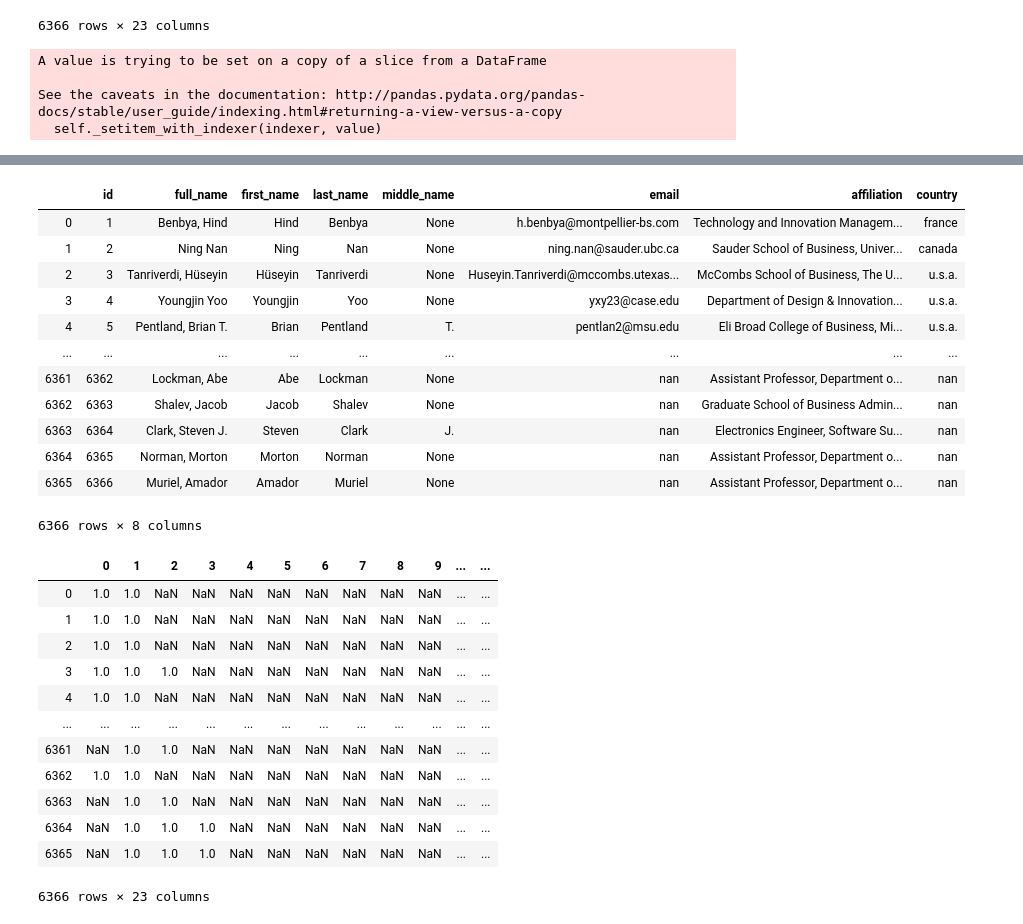
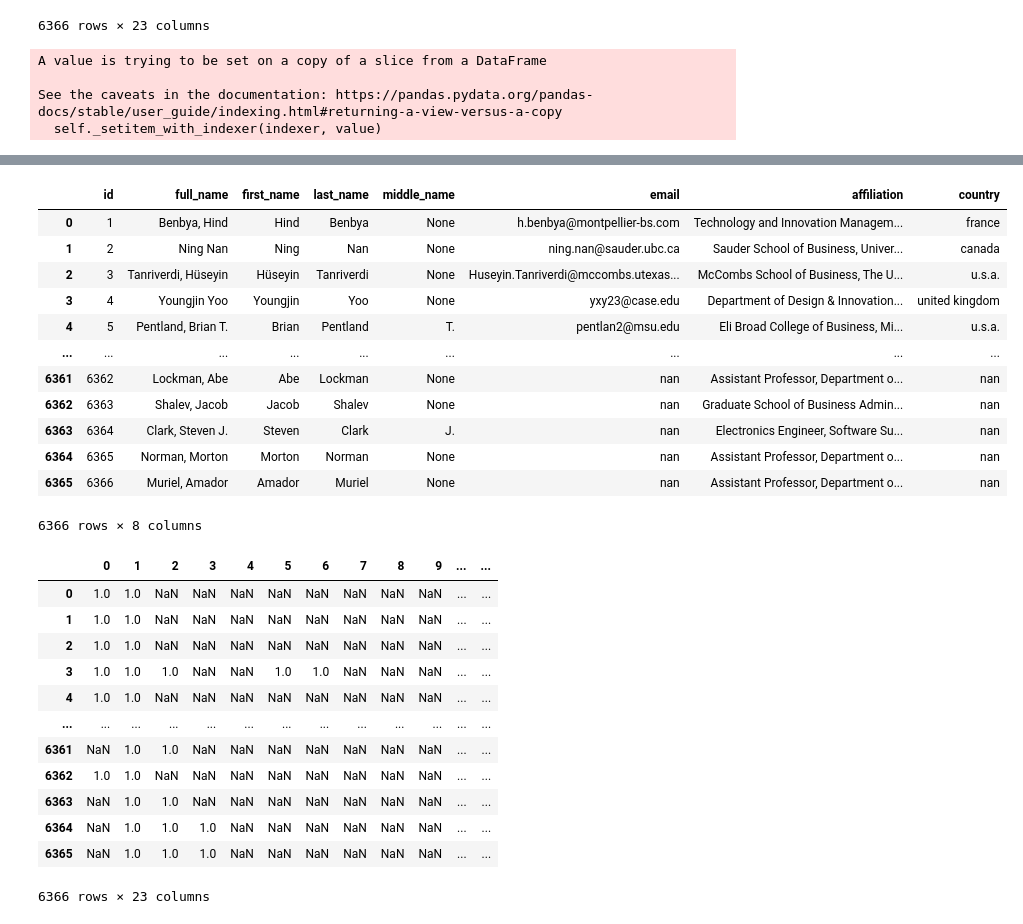
Before and after one commit to harrywang/pub-analyzer, a Jupyter notebook: pre-processing/affiliation-parsing.ipynb, the cells around one changed output, grey strips where cells are left out. Drawn from its saved outputs; the diff is of its cells as text; code cells hidden in the pictures.

```diff
--- a/sample-eda.ipynb
+++ b/pre-processing/affiliation-parsing.ipynb
@@ -5,7 +13,7 @@ import keywords
 import timeit
 # %%
 # connect and return pandas dataframe
-conn = sqlite3.connect("data/pub_raw.db")
+conn = sqlite3.connect("../data/pub_raw.db")
 #authors = pd.read_sql_query("select * from author order by random() limit 20;", conn)
 authors = pd.read_sql_query("select * from author;", conn)
 authors
@@ -61,11 +69,12 @@ affiliation_feature
 | 6364 | NaN | NaN | NaN | NaN | NaN | NaN | NaN | NaN | NaN | NaN | ... | ... |
 | 6365 | NaN | NaN | NaN | NaN | NaN | NaN | NaN | NaN | NaN | NaN | ... | ... |
 6366 rows × 23 columns
+# %%
+# read institute list and country list
+institutes = ['school', 'university', 'department','college','management','systems','center','institute']
+
+countries = ['u.s.a.', 'united kingdom','canada', 'france','netherlands','norway','switzerland','sweden','china','india','singapore','south korea','australia','spain','hong kong','taiwan']
 # %%
-# read institute list and country list
-institutes = keywords.INSTITUTES
-countries = keywords.COUNTRIES
-
 authors['country'] = 'nan'
 
 # In order to test time complexity.
@@ -84,5 +93,5 @@ authors
 # %% [output]
 A value is trying to be set on a copy of a slice from a DataFrame
 
-See the caveats in the documentation: http://pandas.pydata.org/pandas-docs/stable/user_guide/indexing.html#returning-a-view-versus-a-copy
+See the caveats in the documentation: https://pandas.pydata.org/pandas-docs/stable/user_guide/indexing.html#returning-a-view-versus-a-copy
   self._setitem_with_indexer(indexer, value)
@@ -90,8 +99,8 @@ See the caveats in the documentation: http://pandas.pydata.org/pandas-docs/stabl
 |  | id | full_name | first_name | last_name | middle_name | email | affiliation | country |
 | 0 | 1 | Benbya, Hind | Hind | Benbya | None | h.benbya@montpellier-bs.com | Technology and Innovation Managem... | france |
 | 1 | 2 | Ning Nan | Ning | Nan | None | ning.nan@sauder.ubc.ca | Sauder School of Business, Univer... | canada |
 | 2 | 3 | Tanriverdi, Hüseyin | Hüseyin | Tanriverdi | None | Huseyin.Tanriverdi@mccombs.utexas... | McCombs School of Business, The U... | u.s.a. |
-| 3 | 4 | Youngjin Yoo | Youngjin | Yoo | None | yxy23@case.edu | Department of Design & Innovation... | u.s.a. |
+| 3 | 4 | Youngjin Yoo | Youngjin | Yoo | None | yxy23@case.edu | Department of Design & Innovation... | united kingdom |
 | 4 | 5 | Pentland, Brian T. | Brian | Pentland | T. | pentlan2@msu.edu | Eli Broad College of Business, Mi... | u.s.a. |
 | ... | ... | ... | ... | ... | ... | ... | ... | ... |
 | 6361 | 6362 | Lockman, Abe | Abe | Lockman | None | nan | Assistant Professor, Department o... | nan |
@@ -112,7 +121,7 @@ affiliation_feature
 | 0 | 1.0 | 1.0 | NaN | NaN | NaN | NaN | NaN | NaN | NaN | NaN | ... | ... |
 | 1 | 1.0 | 1.0 | NaN | NaN | NaN | NaN | NaN | NaN | NaN | NaN | ... | ... |
 | 2 | 1.0 | 1.0 | NaN | NaN | NaN | NaN | NaN | NaN | NaN | NaN | ... | ... |
-| 3 | 1.0 | 1.0 | 1.0 | NaN | NaN | NaN | NaN | NaN | NaN | NaN | ... | ... |
+| 3 | 1.0 | 1.0 | 1.0 | NaN | NaN | 1.0 | 1.0 | NaN | NaN | NaN | ... | ... |
 | 4 | 1.0 | 1.0 | NaN | NaN | NaN | NaN | NaN | NaN | NaN | NaN | ... | ... |
 | ... | ... | ... | ... | ... | ... | ... | ... | ... | ... | ... | ... | ... |
 | 6361 | NaN | 1.0 | 1.0 | NaN | NaN | NaN | NaN | NaN | NaN | NaN | ... | ... |
```
Also changed, not shown: parts of 9 cells of this notebook, 1 other file.
